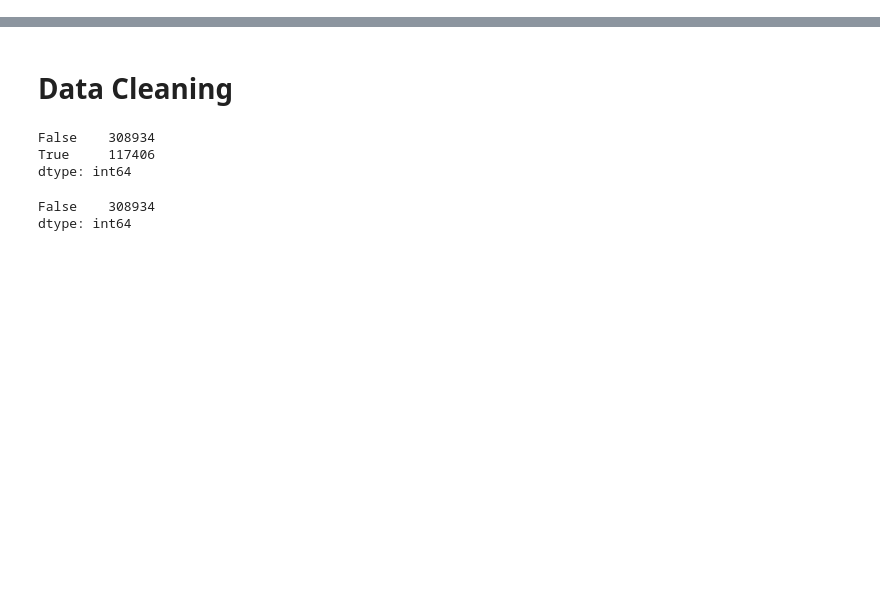
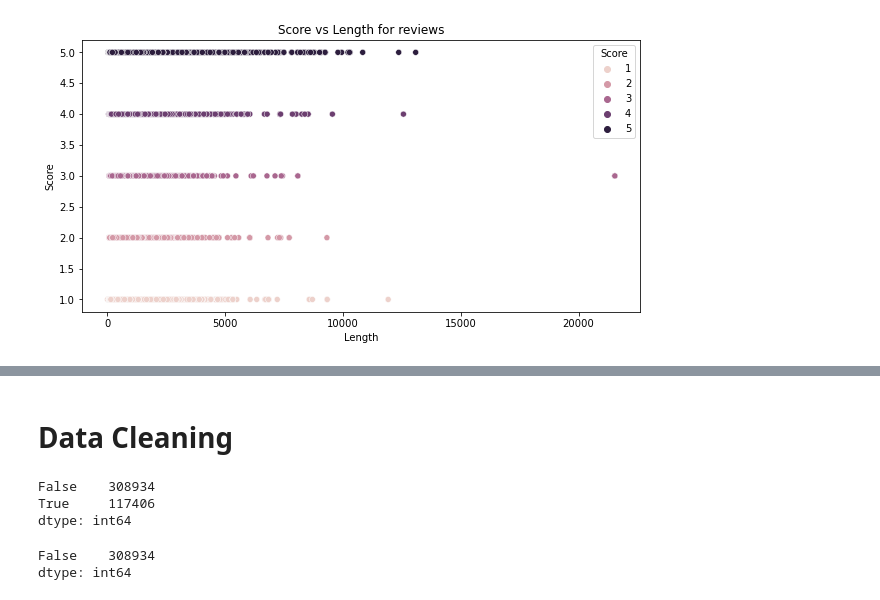
Before and after one commit to wgb-10/F20AA_CW2, a Jupyter notebook: cw2_amazon_food_review.ipynb, the cells around one changed output, grey strips where cells are left out. Drawn from its saved outputs; the diff is of its cells as text; code cells hidden in the pictures; blank space fills up the shorter version.

```diff
--- a/cw2_amazon_food_review.ipynb
+++ b/cw2_amazon_food_review.ipynb
@@ -110,0 +180,9 @@ generate_word_cloud(texts)
+# %%
+# Visualizing how the length and score of each review is related to one another.
+
+# x="Lengt
+plt.figure(figsize=(10,5))
+sns.scatterplot(data=train, x="Length", y="Score", hue="Score").set(title = "Score vs Length for reviews")
+plt.show()
+# %% [output]
+[figure, added]
```
Also changed, not shown: parts of 45 cells of this notebook.
